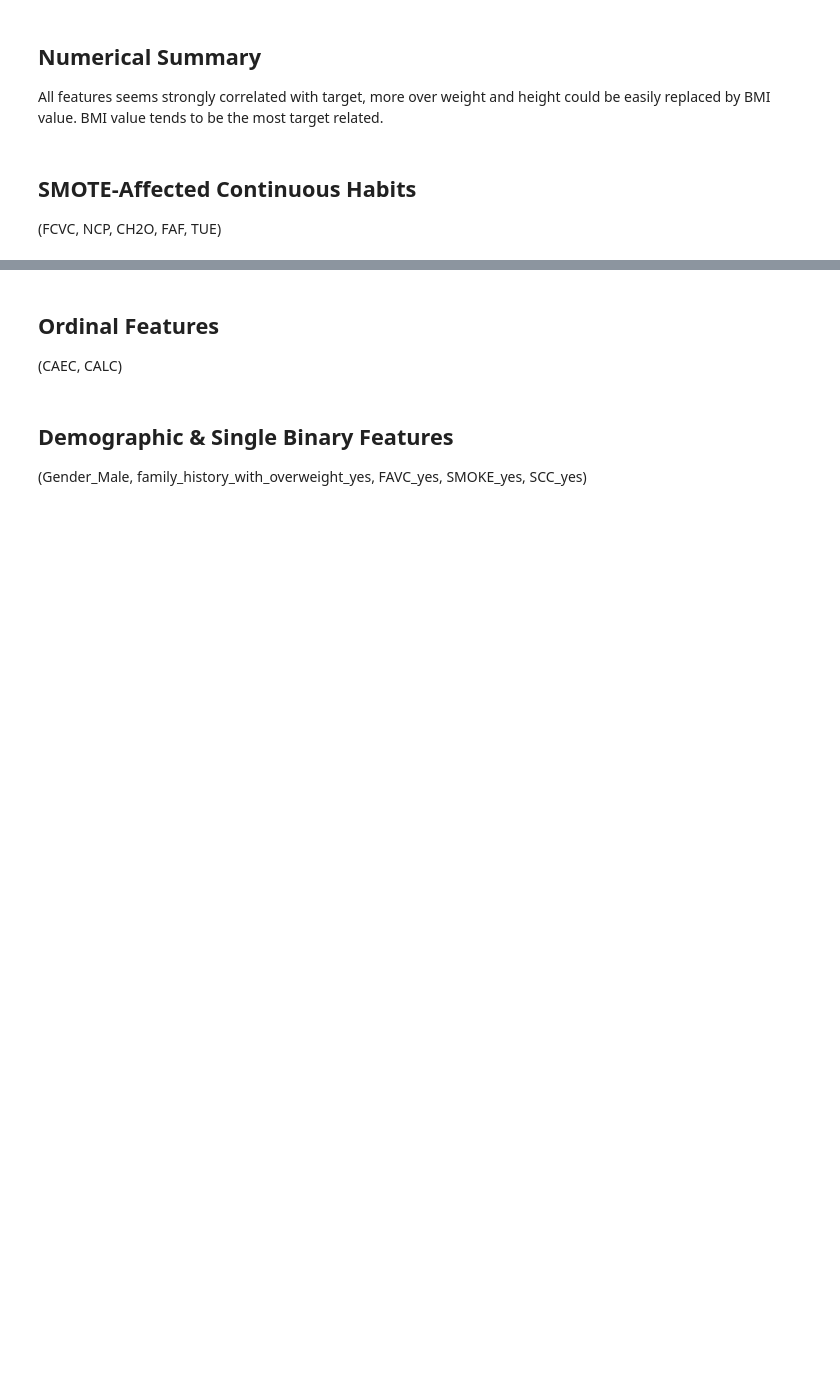
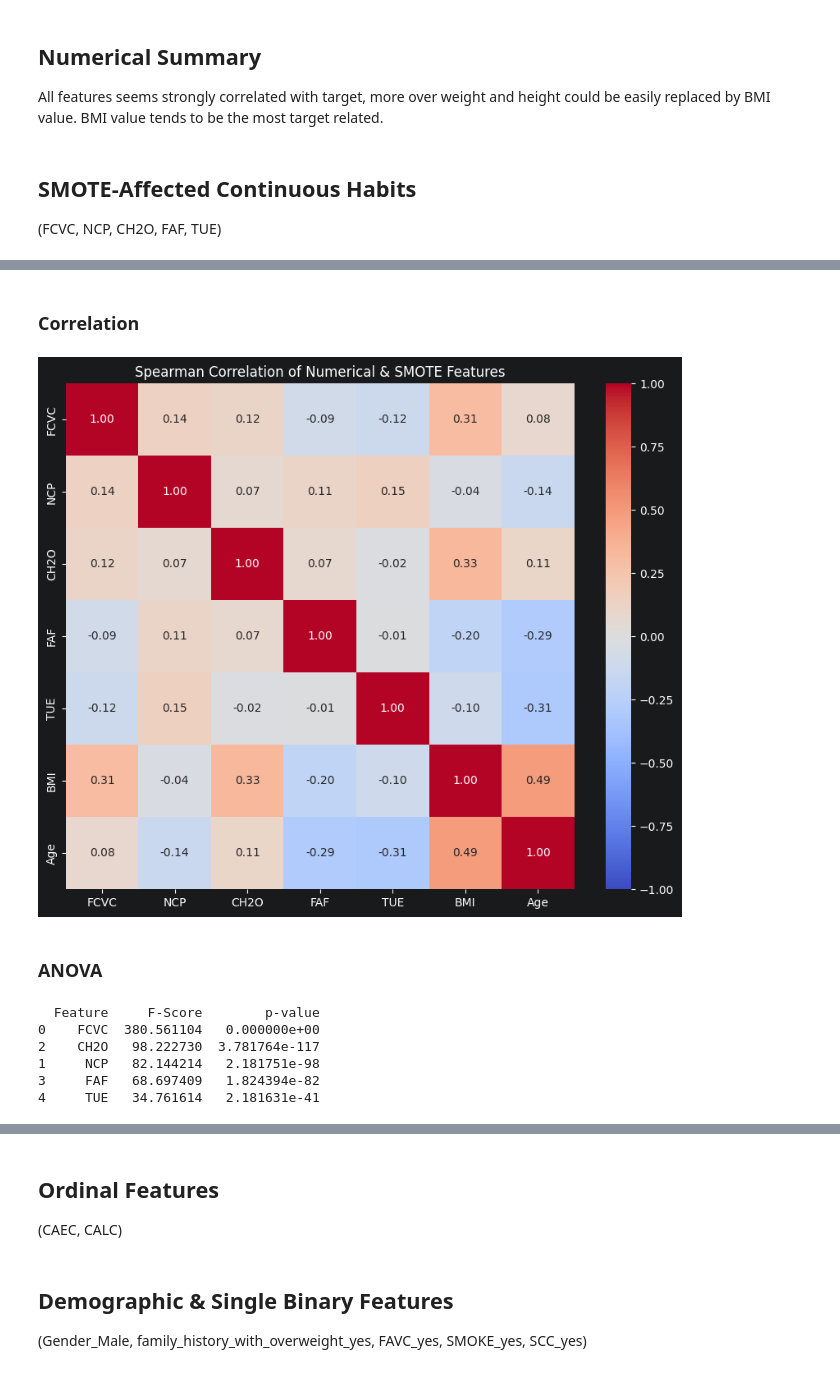
Before and after one commit to xXKeNdAmAmAsTeRXx/Deep_Learning_Labs, a Jupyter notebook: Lab_14_15-project/2_EDA.ipynb, the cells around one changed output, grey strips where cells are left out. Drawn from its saved outputs; the diff is of its cells as text; code cells hidden in the pictures; blank space fills up the shorter version.

```diff
--- a/Lab_14_15-project/2_EDA.ipynb
+++ b/Lab_14_15-project/2_EDA.ipynb
@@ -296,0 +310,40 @@ BMI value tends to be the most target related.
+# %% [markdown]
+### Correlation
+# %%
+import seaborn as sns
+import matplotlib.pyplot as plt
+
+numeric_cols = habits_col + ['BMI', 'Age']
+
+plt.figure(figsize=(10, 8))
+
+sns.heatmap(X_sample[numeric_cols].corr(method='spearman'), annot=True, fmt=".2f", cmap="coolwarm", vmin=-1, vmax=1)
+plt.title("Spearman Correlation of Numerical & SMOTE Features")
+plt.show()
+# %% [output]
+[figure, added]
+# %% [markdown]
+### ANOVA
+# %%
+from sklearn.feature_selection import f_classif
+import pandas as pd
+
+
+# Calculate ANOVA F-values
+f_values, p_values = f_classif(X_sample[habits_col], y_sample)
+
+# Put results into a clean DataFrame
+corr_df = pd.DataFrame({
+    'Feature': habits_col,
+    'F-Score': f_values,
+    'p-value': p_values
+}).sort_values(by='F-Score', ascending=False)
+
+print(corr_df)
+# %% [output]
+  Feature     F-Score        p-value
+0    FCVC  380.561104   0.000000e+00
+2    CH2O   98.222730  3.781764e-117
+1     NCP   82.144214   2.181751e-98
+3     FAF   68.697409   1.824394e-82
+4     TUE   34.761614   2.181631e-41
```
Also changed, not shown: parts of 4 cells of this notebook.
